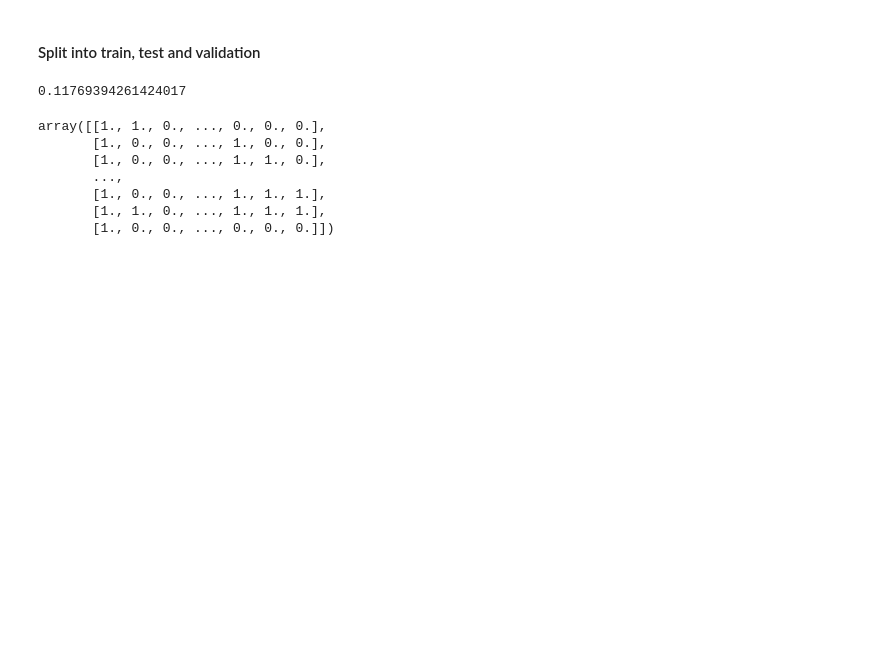
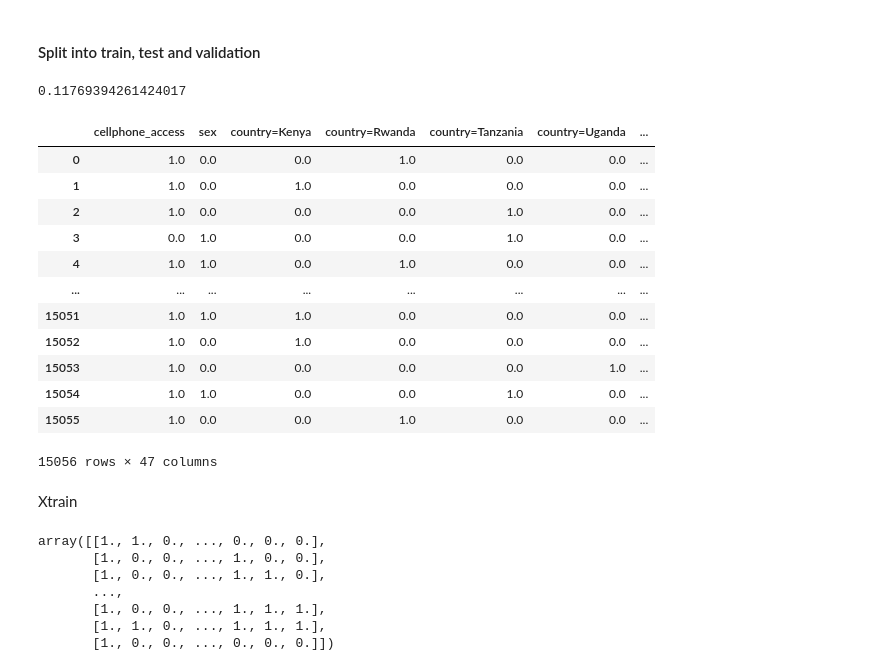
Before and after one commit to HuangruiChu/AuFair, a Jupyter notebook: AIF360-Huangrui Modified/examples/AuFair_Zindi_prepare.ipynb, the cells around one changed output. Cells and saved outputs as stored; diff of their text form; code cells hidden in the pictures; blank space fills up the shorter version.

```diff
--- a/AIF360-Huangrui Modified/examples/AuFair_Zindi_prepare.ipynb
+++ b/AIF360-Huangrui Modified/examples/AuFair_Zindi_prepare.ipynb
@@ -111,9 +129,13 @@ for K in range(1, 6):
     y_test = dataset_orig_test_pred.labels
     y_test_pred = lmod.predict(X_test)>0.5
 
+    #make X_train, X_valid, X_test dataframe
+    X_train = pd.DataFrame(X_train, columns = dataset_orig_train.feature_names)
+    X_valid = pd.DataFrame(X_valid, columns = dataset_orig_train.feature_names)
+    X_test = pd.DataFrame(X_test, columns = dataset_orig_train.feature_names)
+
     # save all the data
     db = {}
-
     db['Xtrain'] = X_train
     db['Ytrain'] = y_train
     db['Xval'] = X_valid
@@ -141,6 +163,24 @@ Xval = db['Xval']
 np.mean(Ybval!=Yval)
 # %% [output]
 0.11769394261424017
+# %%
+Xtrain
+# %% [output]
+|  | cellphone_access | sex | country=Kenya | country=Rwanda | country=Tanzania | country=Uganda | ... |
+| 0 | 1.0 | 0.0 | 0.0 | 1.0 | 0.0 | 0.0 | ... |
+| 1 | 1.0 | 0.0 | 1.0 | 0.0 | 0.0 | 0.0 | ... |
+| 2 | 1.0 | 0.0 | 0.0 | 0.0 | 1.0 | 0.0 | ... |
+| 3 | 0.0 | 1.0 | 0.0 | 0.0 | 1.0 | 0.0 | ... |
+| 4 | 1.0 | 1.0 | 0.0 | 1.0 | 0.0 | 0.0 | ... |
+| ... | ... | ... | ... | ... | ... | ... | ... |
+| 15051 | 1.0 | 1.0 | 1.0 | 0.0 | 0.0 | 0.0 | ... |
+| 15052 | 1.0 | 0.0 | 1.0 | 0.0 | 0.0 | 0.0 | ... |
+| 15053 | 1.0 | 0.0 | 0.0 | 0.0 | 0.0 | 1.0 | ... |
+| 15054 | 1.0 | 1.0 | 0.0 | 0.0 | 1.0 | 0.0 | ... |
+| 15055 | 1.0 | 0.0 | 0.0 | 1.0 | 0.0 | 0.0 | ... |
+15056 rows × 47 columns
+# %% [markdown]
+Xtrain
 # %%
 dataset_orig_train.features
 # %% [output]
```
Also changed, not shown: parts of 2 cells of this notebook, 25 other files.
